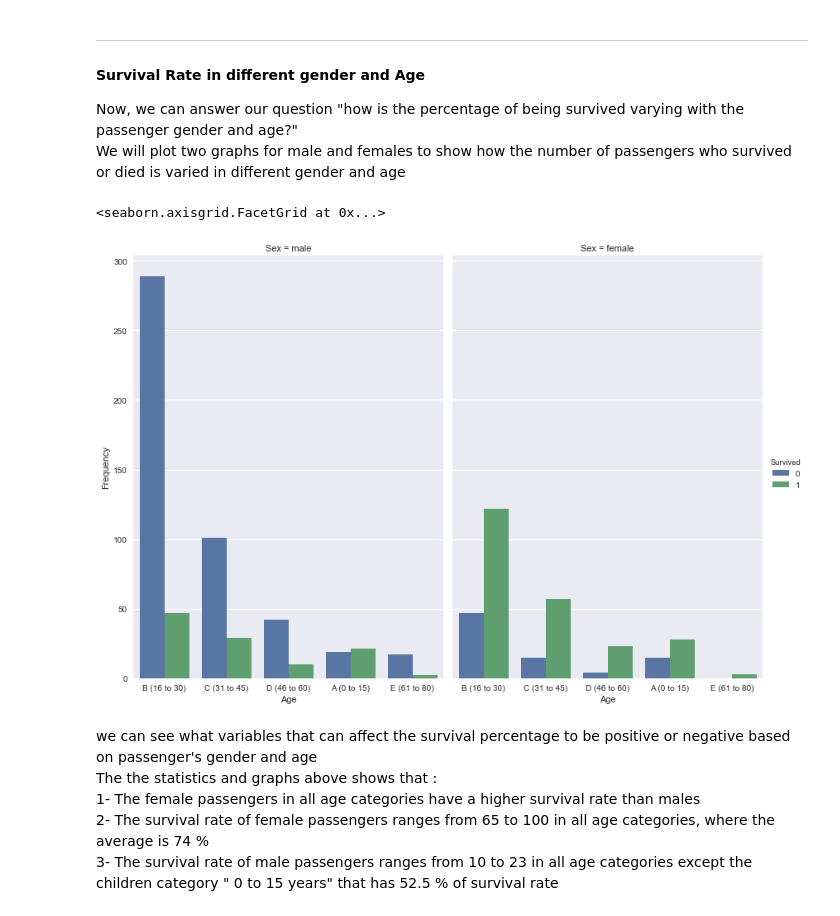
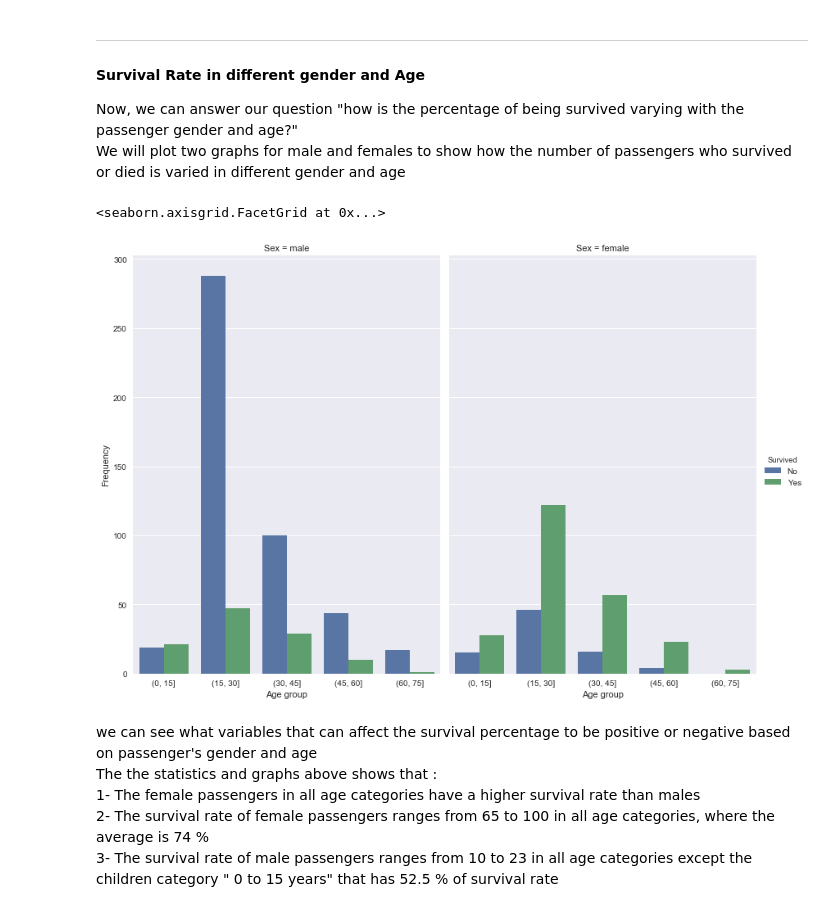
Before and after one commit to Alkhoraif/titanic_dand, a Jupyter notebook: dand_titanic_p2.ipynb, the cells around one changed output. Cells and saved outputs as stored; diff of their text form; code cells hidden in the pictures.

```diff
--- a/dand_titanic_p2.ipynb
+++ b/dand_titanic_p2.ipynb
@@ -164,0 +160,4 @@ sns.factorplot('Survived',data = data,kind='count')
+# %%
+data['Survived'].replace({0:'No', 1:'Yes'}, inplace=True)
+sns.factorplot('Survived',data = data,kind='count')
+plt.title('The Survival Count Among Passengers')
@@ -164,0 +167,3 @@ sns.factorplot('Survived',data = data,kind='count')
+# %%
+# reverse Survived,'No': 0, 'Yes': 1
+data['Survived'].replace({'No': 0, 'Yes': 1}, inplace=True)
@@ -205,4 +212,6 @@ The age are varied from 0 to 80 years, and the mean are located from 25 to 30.
 #### Categorize the Age value
 
 It will be very helpfull to group the age values into 3 to 5 groups
+# %%
+data['age_group'] = pd.cut(data['Age'], range(0,80,15))
 # %%
@@ -224,4 +234,3 @@ age = age.apply(convert_age)
 # %%
-data['age_conv'] = age
 data.head()
 # %% [output]
@@ -329,13 +328,14 @@ Now, we can answer our question "how is the percentage of being survived varying
 We will plot two graphs for male and females to show how the number of passengers who survived or died is varied in different gender and age
 # %%
 import seaborn as sns
-g = sns.factorplot(x="age_conv", hue="Survived", col="Sex", data=data, kind="count", size=8, aspect=.7)
+data['Survived'].replace({0:'No', 1:'Yes'}, inplace=True)
+g = sns.factorplot(x="age_group", hue="Survived", col="Sex", data=data, kind="count", size=8, aspect=.7)
 
 # Set common labels
-g.set_axis_labels('Age', 'Frequency')
+g.set_axis_labels('Age group', 'Frequency')
 # %% [output]
 <seaborn.axisgrid.FacetGrid at 0x...>
-[figure, old version]
+[figure, new version]
 # %% [markdown]
 we can see what variables that can affect the survival percentage to be positive or negative based on passenger's gender and age <br>
 The the statistics and graphs above shows that : <br>
```
Also changed, not shown: parts of 15 cells of this notebook.
